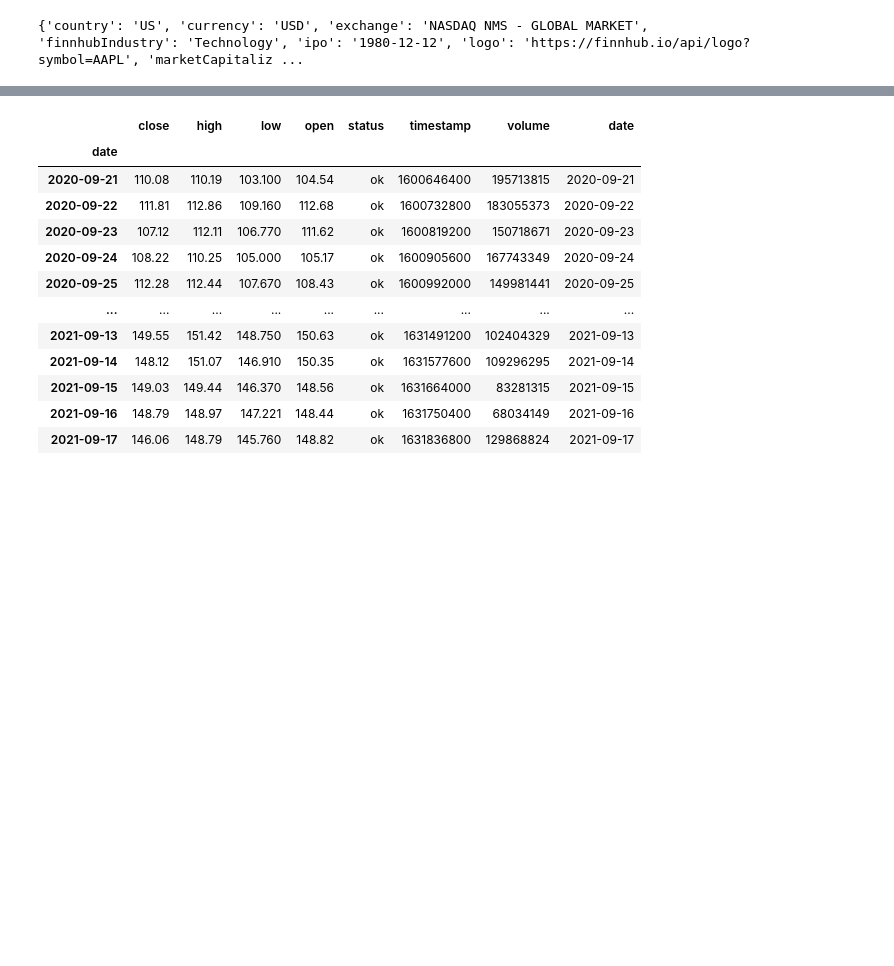
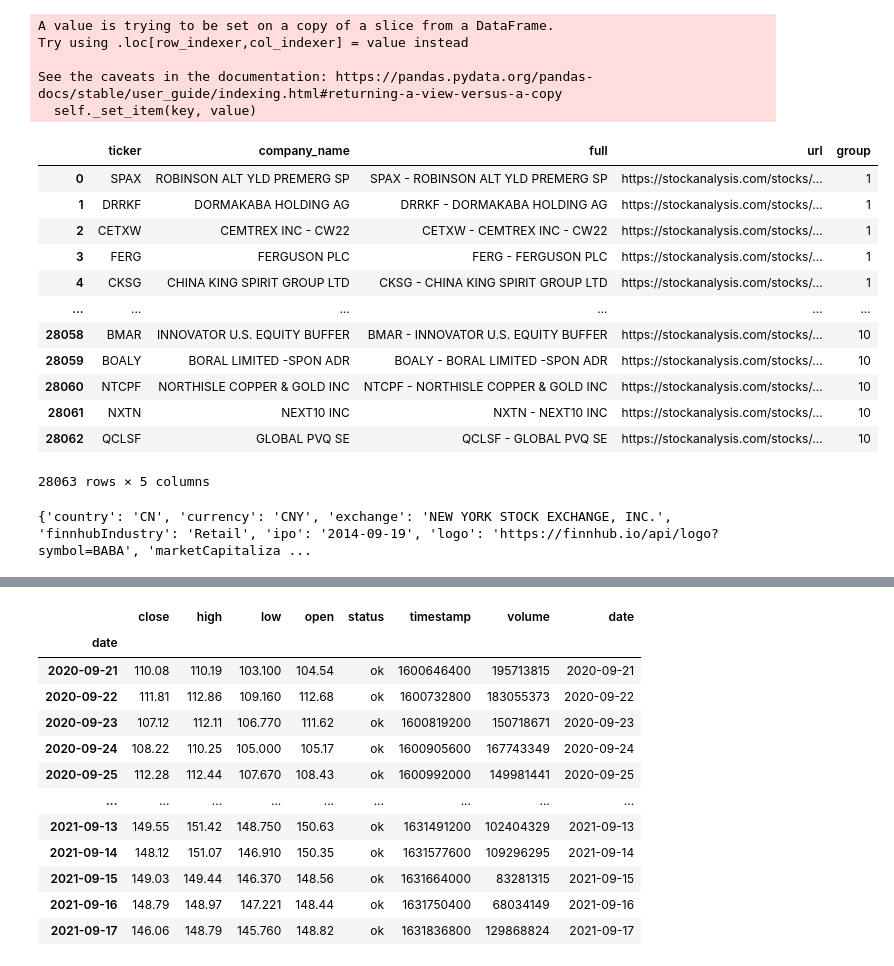
Before and after one commit to lawson-roberts/streamlit-stock-analysis, a Jupyter notebook: stock_analysis/finnhub_exploration.ipynb, the cells around one changed output, grey strips where cells are left out. Saved outputs shown, nothing was run; the diff lists cells and outputs as text; code cells hidden in the pictures; blank space fills up the shorter version.

```diff
--- a/stock_analysis/finnhub_exploration.ipynb
+++ b/stock_analysis/finnhub_exploration.ipynb
@@ -8,10 +9,39 @@ import pandas as pd
 # %%
 # Setup client
 finnhub_client = finnhub.Client(api_key="c3qcjnqad3i9vt5tl68g")
+# %%
+symbols_df = pd.DataFrame(finnhub_client.stock_symbols('US'))
+#symbols_df = symbols_df[symbols_df['type'] == 'Common Stock']
+#symbols_df = symbols_df[symbols_df['displaySymbol'] == 'BABA']
+symbols_df_short = symbols_df[['displaySymbol', 'description']]
+symbols_df_short['full'] = symbols_df_short['displaySymbol'] +  " - " + symbols_df_short['description']
+symbols_df_short['url'] = "https://stockanalysis.com/stocks/" + symbols_df_short['displaySymbol'] + "/"
+symbols_df_short = symbols_df_short.rename(columns = {'displaySymbol': 'ticker', 'description': 'company_name'})
+symbols_df_short['group'] = symbols_df_short.groupby(np.arange(len(symbols_df_short.index))//(len(symbols_df_short)/10),axis=0).ngroup()+1
+symbols_df_short
+# %% [output]
+A value is trying to be set on a copy of a slice from a DataFrame.
+Try using .loc[row_indexer,col_indexer] = value instead
+
+See the caveats in the documentation: https://pandas.pydata.org/pandas-docs/stable/user_guide/indexing.html#returning-a-view-versus-a-copy
+  self._set_item(key, value)
+|  | ticker | company_name | full | url | group |
+| 0 | SPAX | ROBINSON ALT YLD PREMERG SP | SPAX - ROBINSON ALT YLD PREMERG SP | https://stockanalysis.com/stocks/... | 1 |
+| 1 | DRRKF | DORMAKABA HOLDING AG | DRRKF - DORMAKABA HOLDING AG | https://stockanalysis.com/stocks/... | 1 |
+| 2 | CETXW | CEMTREX INC - CW22 | CETXW - CEMTREX INC - CW22 | https://stockanalysis.com/stocks/... | 1 |
+| 3 | FERG | FERGUSON PLC | FERG - FERGUSON PLC | https://stockanalysis.com/stocks/... | 1 |
+| 4 | CKSG | CHINA KING SPIRIT GROUP LTD | CKSG - CHINA KING SPIRIT GROUP LTD | https://stockanalysis.com/stocks/... | 1 |
+| ... | ... | ... | ... | ... | ... |
+| 28058 | BMAR | INNOVATOR U.S. EQUITY BUFFER | BMAR - INNOVATOR U.S. EQUITY BUFFER | https://stockanalysis.com/stocks/... | 10 |
+| 28059 | BOALY | BORAL LIMITED -SPON ADR | BOALY - BORAL LIMITED -SPON ADR | https://stockanalysis.com/stocks/... | 10 |
+| 28060 | NTCPF | NORTHISLE COPPER & GOLD INC | NTCPF - NORTHISLE COPPER & GOLD INC | https://stockanalysis.com/stocks/... | 10 |
+| 28061 | NXTN | NEXT10 INC | NXTN - NEXT10 INC | https://stockanalysis.com/stocks/... | 10 |
+| 28062 | QCLSF | GLOBAL PVQ SE | QCLSF - GLOBAL PVQ SE | https://stockanalysis.com/stocks/... | 10 |
+28063 rows × 5 columns
 # %%
-print(finnhub_client.company_profile2(symbol='AAPL'))
+print(finnhub_client.company_profile2(symbol='BABA'))
 # %% [output]
-{'country': 'US', 'currency': 'USD', 'exchange': 'NASDAQ NMS - GLOBAL MARKET', 'finnhubIndustry': 'Technology', 'ipo': '1980-12-12', 'logo': 'https://finnhub.io/api/logo?symbol=AAPL', 'marketCapitaliz ...
+{'country': 'CN', 'currency': 'CNY', 'exchange': 'NEW YORK STOCK EXCHANGE, INC.', 'finnhubIndustry': 'Retail', 'ipo': '2014-09-19', 'logo': 'https://finnhub.io/api/logo?symbol=BABA', 'marketCapitaliza ...
 # %%
 #print(finnhub_client.general_news('general', min_id=0))
 # %%
```
Also changed, not shown: parts of 5 cells of this notebook, 5 other files.
